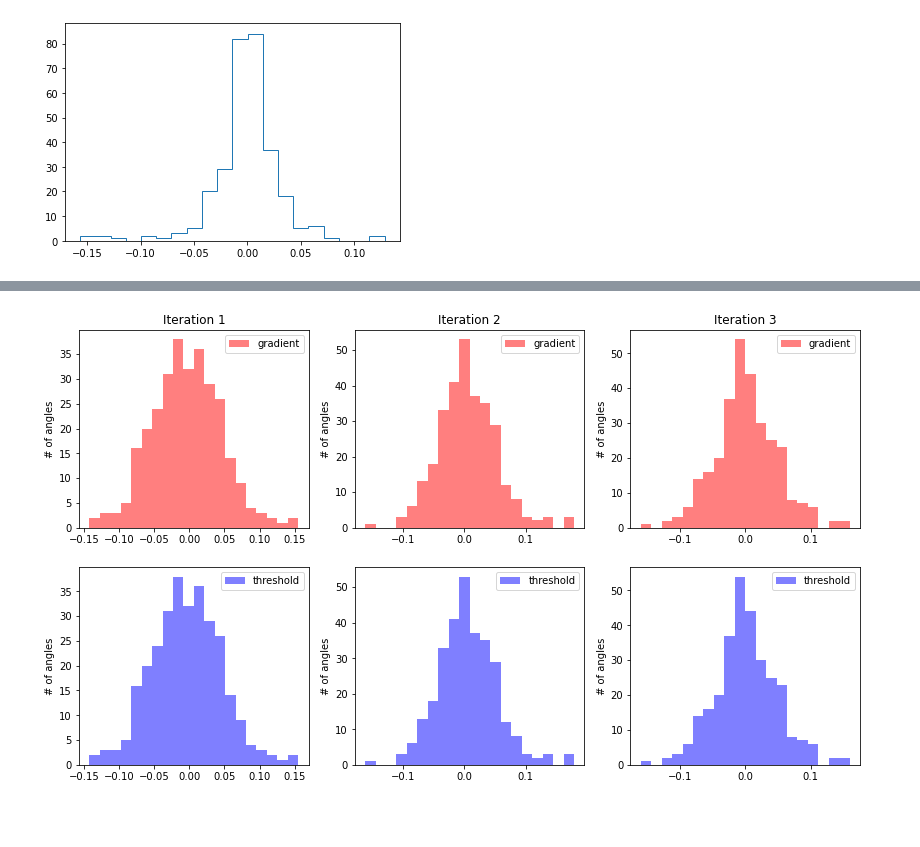
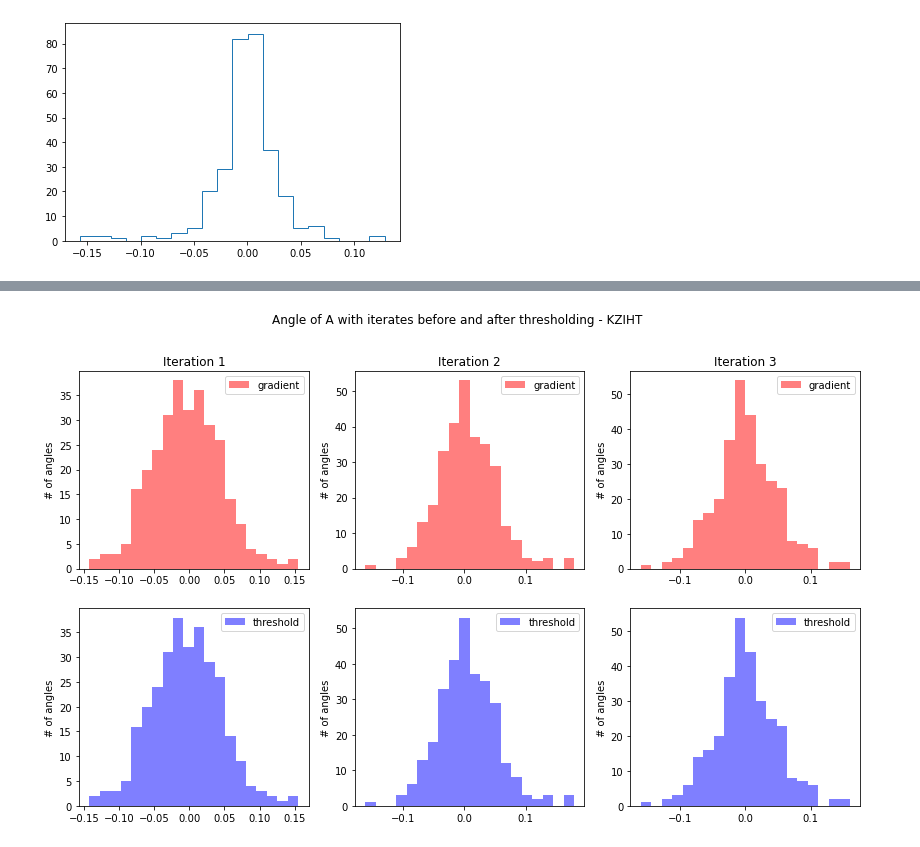
Before and after one commit to shambhavi-suri/Tensor-Recovery, a Jupyter notebook: Toy Example-RABK.ipynb, the cells around one changed output, grey strips where cells are left out. Saved outputs shown, nothing was run; the diff lists cells and outputs as text; code cells hidden in the pictures; blank space fills up the shorter version.

Commit message:
Changed labels on graphs

```diff
--- a/Toy Example-RABK.ipynb
+++ b/Toy Example-RABK.ipynb
@@ -723,35 +731,37 @@ axs[1, 1].legend(loc="upper right")
 ang_1 = []
 for i in range(300):
     ang = A[i,:]@(np.ravel(np.array(G_KZIHT_X[2]))-x)/(np.linalg.norm(A[i,:])*np.linalg.norm(np.ravel(np.array(G_KZIHT_X[2]))-x))
     ang_1 = ang_1 + [ang]
 
 hist, bins = np.histogram(np.array(ang_1), bins=20, range=None, density=None, weights=None)
 
 axs[0, 2].hist(ang_1, bins, alpha = 0.5, color = 'r',label = "gradient")
 axs[0, 2].set_title('Iteration 3')
 axs[0, 2].legend(loc="upper right")
 
 ang_1 = []
 for i in range(300):
     ang = A[i,:]@(np.ravel(np.array(KZIHT_X[2]))-x)/(np.linalg.norm(A[i,:])*np.linalg.norm(np.ravel(np.array(KZIHT_X[2]))-x))
     ang_1 = ang_1 + [ang]
 
 hist, bins = np.histogram(np.array(ang_1), bins=20, range=None, density=None, weights=None)
 
 axs[1, 2].hist(ang_1, bins, alpha = 0.5, color = 'b',label = "threshold")
 #axs[1, 2].set_title('Iteration 3')
 axs[1, 2].legend(loc="upper right")
 
 for ax in axs.flat:
     ax.set( ylabel='# of angles')
 
+fig.suptitle("Angle of A with iterates before and after thresholding - KZIHT")
+
 # Hide x labels and tick labels for top plots and y ticks for right plots.
 #for ax in axs.flat:
     #ax.label_outer()
 
-plt.savefig('hist_IHT.png')
+plt.savefig('hist_KZIHT.png')
 # %% [output]
-[figure, old version]
+[figure, new version]
 # %%
 ##################################################################
 ###### Randomised Average Kaczmarz ##############################
```
Also changed, not shown: parts of 21 cells of this notebook.
